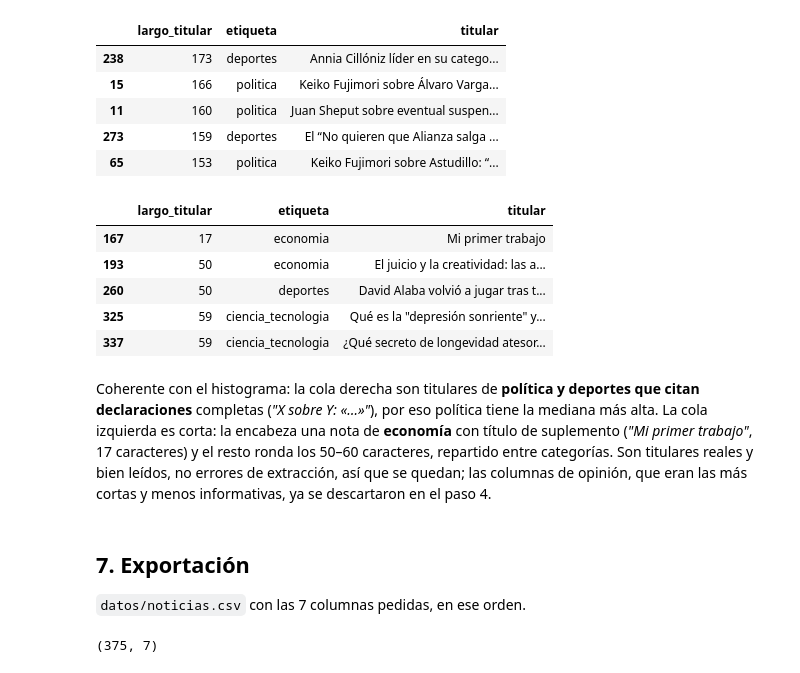
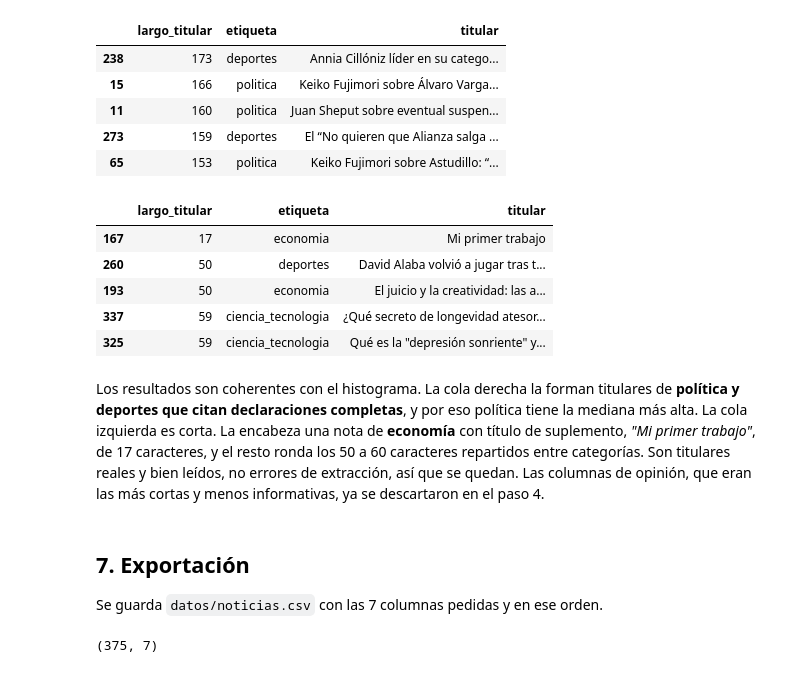
Before and after one commit to nicosil02/Python-Intermedio, a Jupyter notebook: tarea_1/01_recoleccion.ipynb, the cells around one changed output. Drawn from its saved outputs; the diff is of its cells as text; code cells hidden in the pictures.

```diff
--- a/tarea_1/01_recoleccion.ipynb
+++ b/tarea_1/01_recoleccion.ipynb
@@ -81,7 +81,7 @@ for seccion in SECCIONES:
     if not archivo.exists():
         archivo.write_text(obtener(f"{BASE}/sitemap/web/{seccion}/?outputType=xml"), encoding="utf-8")
     xml = archivo.read_text(encoding="utf-8")
-    locs = [loc.text.strip() for loc in BeautifulSoup(xml, "xml").find_all("loc")]
+    locs = [loc.text.strip() for loc in BeautifulSoup(xml, "html.parser").find_all("loc")]
     enlaces += [{"seccion_sitemap": seccion, "url": u} for u in locs]
     print(f"{seccion:15} {len(locs)} enlaces")
 
@@ -109,7 +119,13 @@ def leer_nota(url):
     if html is None:
         return {"url": url, "error": "sin respuesta"}
     sopa = BeautifulSoup(html, "html.parser")
-    meta = lambda prop: (sopa.find("meta", property=prop) or {}).get("content", "")
+
+    def meta(nombre):
+        etiqueta = sopa.find("meta", attrs={"property": nombre})
+        if etiqueta is None:
+            return ""
+        return etiqueta.get("content", "")
+
     return {
         "titular": meta("og:title").strip(),
         "bajada": meta("og:description").strip(),
@@ -365,20 +381,20 @@ df.nlargest(5, "largo_titular")[["largo_titular", "etiqueta", "titular"]]
 | 273 | 159 | deportes | El “No quieren que Alianza salga ... |
 | 65 | 153 | politica | Keiko Fujimori sobre Astudillo: “... |
 # %%
-df.nsmallest(5, "largo_titular")[["largo_titular", "etiqueta", "titular"]]
+df.sort_values("largo_titular").head(5)[["largo_titular", "etiqueta", "titular"]]
 # %% [output]
 |  | largo_titular | etiqueta | titular |
 | 167 | 17 | economia | Mi primer trabajo |
+| 260 | 50 | deportes | David Alaba volvió a jugar tras t... |
 | 193 | 50 | economia | El juicio y la creatividad: las a... |
-| 260 | 50 | deportes | David Alaba volvió a jugar tras t... |
+| 337 | 59 | ciencia_tecnologia | ¿Qué secreto de longevidad atesor... |
 | 325 | 59 | ciencia_tecnologia | Qué es la "depresión sonriente" y... |
-| 337 | 59 | ciencia_tecnologia | ¿Qué secreto de longevidad atesor... |
 # %% [markdown]
-Coherente con el histograma: la cola derecha son titulares de **política y deportes que citan declaraciones** completas (*"X sobre Y: «…»"*), por eso política tiene la mediana más alta. La cola izquierda es corta: la encabeza una nota de **economía** con título de suplemento (*"Mi primer trabajo"*, 17 caracteres) y el resto ronda los 50–60 caracteres, repartido entre categorías. Son titulares reales y bien leídos, no errores de extracción, así que se quedan; las columnas de opinión, que eran las más cortas y menos informativas, ya se descartaron en el paso 4.
+Los resultados son coherentes con el histograma. La cola derecha la forman titulares de **política y deportes que citan declaraciones completas**, y por eso política tiene la mediana más alta. La cola izquierda es corta. La encabeza una nota de **economía** con título de suplemento, *"Mi primer trabajo"*, de 17 caracteres, y el resto ronda los 50 a 60 caracteres repartidos entre categorías. Son titulares reales y bien leídos, no errores de extracción, así que se quedan. Las columnas de opinión, que eran las más cortas y menos informativas, ya se descartaron en el paso 4.
 # %% [markdown]
 ## 7. Exportación
 
-`datos/noticias.csv` con las 7 columnas pedidas, en ese orden.
+Se guarda `datos/noticias.csv` con las 7 columnas pedidas y en ese orden.
 # %%
 COLUMNAS = ["titular", "bajada", "medio", "seccion_original", "url", "fecha", "etiqueta"]
 noticias = df[COLUMNAS].copy()
```
Also changed, not shown: parts of 16 cells of this notebook, 3 other files.
